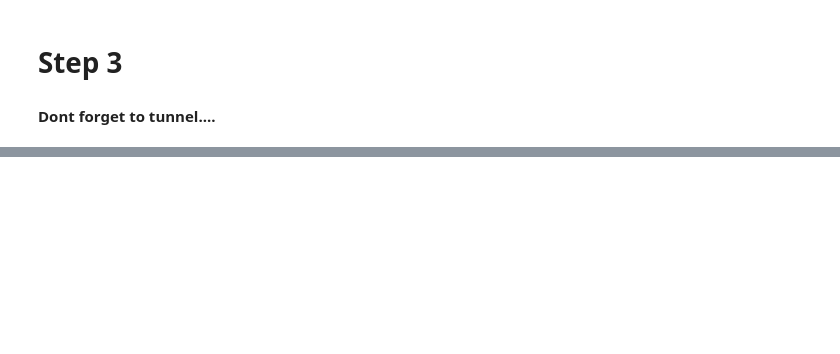
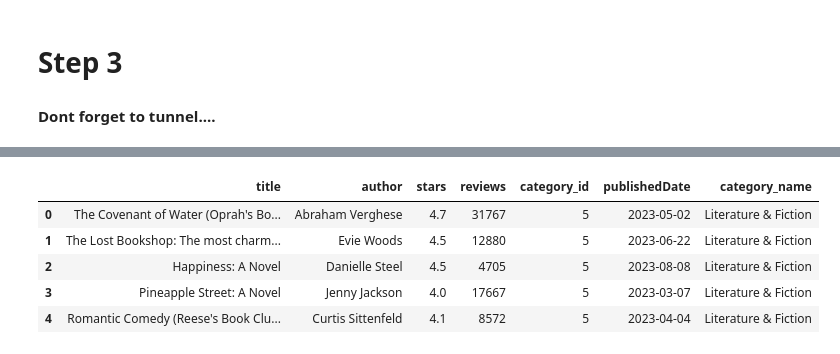
Before and after one commit to e-hdz130504/CPSC368-Phase-4, a Jupyter notebook: Step_3.ipynb, the cells around one changed output, grey strips where cells are left out. Drawn from its saved outputs; the diff is of its cells as text; code cells hidden in the pictures; blank space fills up the shorter version.

```diff
--- a/Step_3.ipynb
+++ b/Step_3.ipynb
@@ -56,3 +56,12 @@ Movies.head()
 | 2 | tt0437086 | Alita: Battle Angel | 2019.0 | Action,Adventure,Sci-Fi | 2019-02-14 | {'averageRating': 7.3, 'numVotes'... | {'budget_x': 170000000.0, 'revenu... |
 | 3 | tt0439572 | The Flash | 2023.0 | Action,Adventure,Fantasy | 2023-06-16 | {'averageRating': 6.6, 'numVotes'... | {'budget_x': 200000000.0, 'revenu... |
 | 4 | tt0448115 | Shazam! | 2019.0 | Action,Adventure,Comedy | 2019-04-04 | {'averageRating': 7.0, 'numVotes'... | {'budget_x': 85000000.0, 'revenue... |
+# %%
+Book.head()
+# %% [output]
+|  | title | author | stars | reviews | category_id | publishedDate | category_name |
+| 0 | The Covenant of Water (Oprah's Bo... | Abraham Verghese | 4.7 | 31767 | 5 | 2023-05-02 | Literature & Fiction |
+| 1 | The Lost Bookshop: The most charm... | Evie Woods | 4.5 | 12880 | 5 | 2023-06-22 | Literature & Fiction |
+| 2 | Happiness: A Novel | Danielle Steel | 4.5 | 4705 | 5 | 2023-08-08 | Literature & Fiction |
+| 3 | Pineapple Street: A Novel | Jenny Jackson | 4.0 | 17667 | 5 | 2023-03-07 | Literature & Fiction |
+| 4 | Romantic Comedy (Reese's Book Clu... | Curtis Sittenfeld | 4.1 | 8572 | 5 | 2023-04-04 | Literature & Fiction |
```
Also changed, not shown: parts of 3 cells of this notebook.
